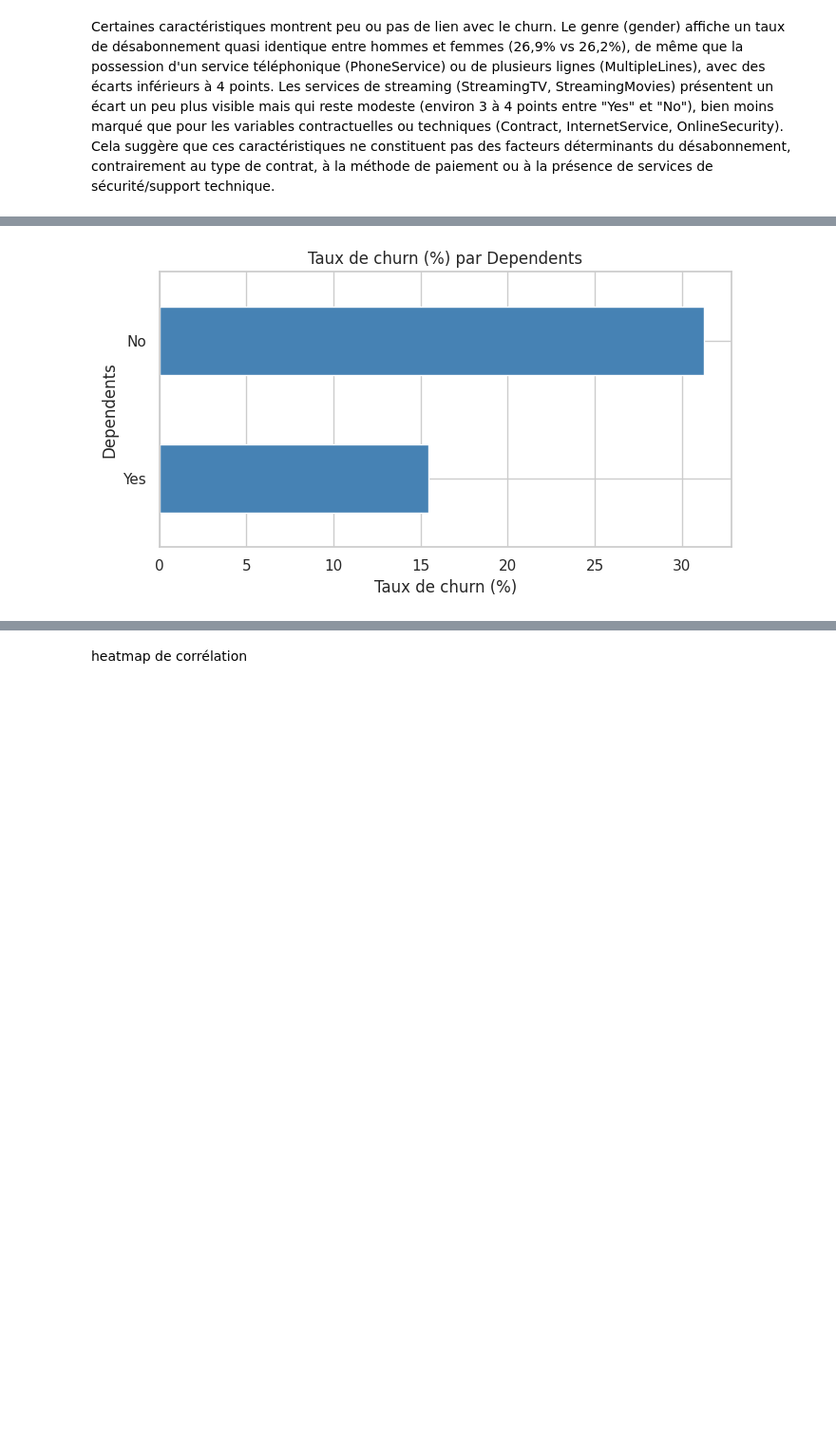
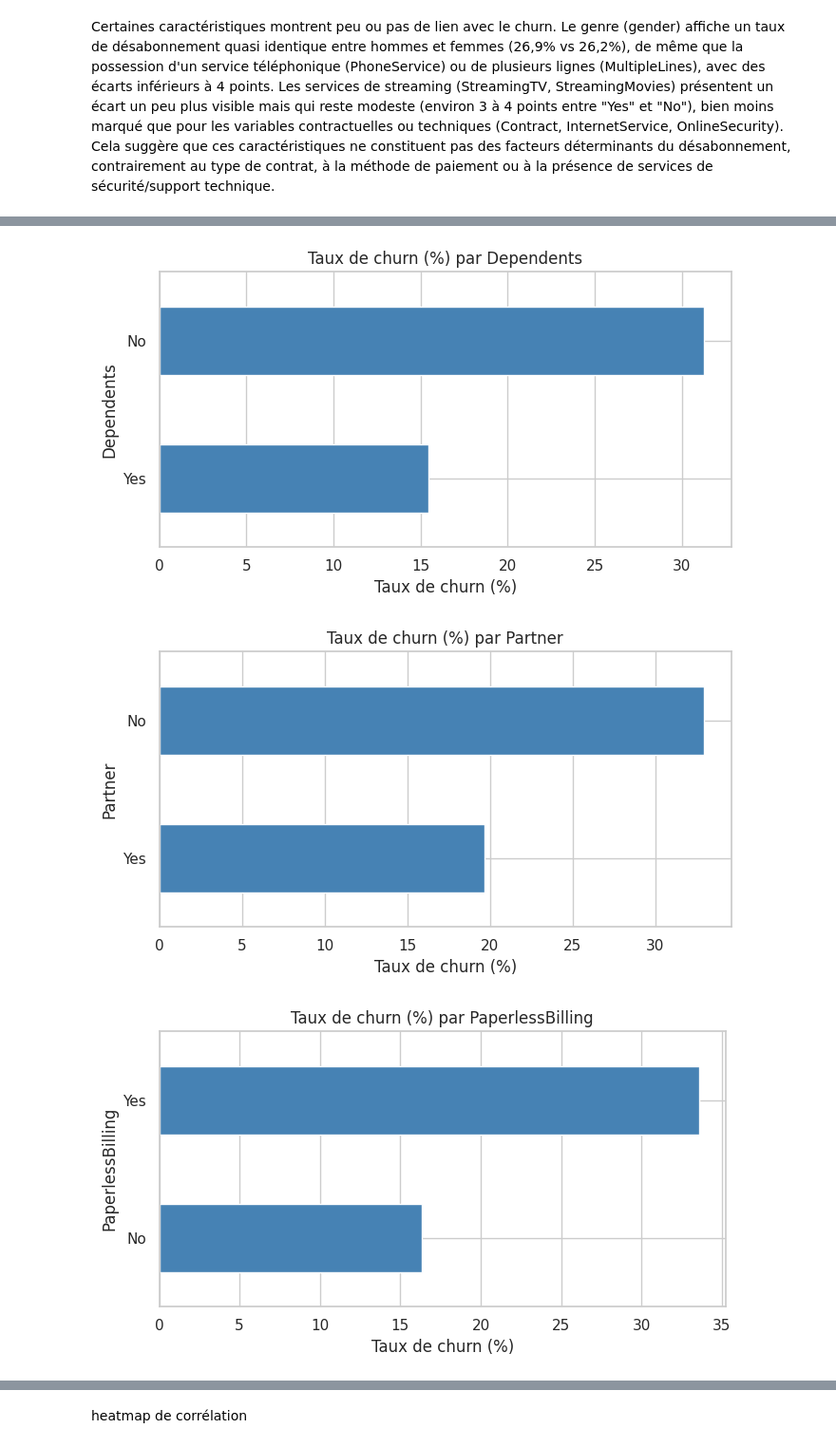
Before and after one commit to rachidahebie-cloud/churnradar, a Jupyter notebook: churnradar.ipynb, the cells around one changed output, grey strips where cells are left out. Shown at 95% size. Cells and saved outputs as stored; diff of their text form; code cells hidden in the pictures; blank space fills up the shorter version.

```diff
--- a/churnradar.ipynb
+++ b/churnradar.ipynb
@@ -406,24 +502,28 @@ for col in variables_peu_discriminantes:
 # %% [markdown]
 Certaines caractéristiques montrent peu ou pas de lien avec le churn. Le genre (gender) affiche un taux de désabonnement quasi identique entre hommes et femmes (26,9% vs 26,2%), de même que la possession d'un service téléphonique (PhoneService) ou de plusieurs lignes (MultipleLines), avec des écarts inférieurs à 4 points. Les services de streaming (StreamingTV, StreamingMovies) présentent un écart un peu plus visible mais qui reste modeste (environ 3 à 4 points entre "Yes" et "No"), bien moins marqué que pour les variables contractuelles ou techniques (Contract, InternetService, OnlineSecurity). Cela suggère que ces caractéristiques ne constituent pas des facteurs déterminants du désabonnement, contrairement au type de contrat, à la méthode de paiement ou à la présence de services de sécurité/support technique.
 # %%
-variables_discriminantes = ["Contract", "PaymentMethod", "InternetService", "OnlineSecurity", "TechSupport" , "Dependents"]
+variables_discriminantes = ["Contract", "PaymentMethod", "InternetService", "OnlineSecurity",
+                            "TechSupport", "Dependents", "Partner", "PaperlessBilling",
+                            "OnlineBackup", "DeviceProtection", "SeniorCitizen"]
 
 for col in variables_discriminantes:
     churn_rate = (
         pd.crosstab(df[col], df["Churn"], normalize="index")["Yes"] * 100
     ).sort_values()
 
     plt.figure(figsize=(7, 4))
     churn_rate.plot(kind="barh", color="steelblue")
     plt.title(f"Taux de churn (%) par {col}")
     plt.xlabel("Taux de churn (%)")
     plt.ylabel(col)
     plt.tight_layout()
     plt.show()
 # %% [output]
 [figure]
 [figure]
 [figure]
 [figure]
 [figure]
 [figure]
+[figure, added]
+[figure, added]
```
Also changed, not shown: parts of 39 cells of this notebook.
